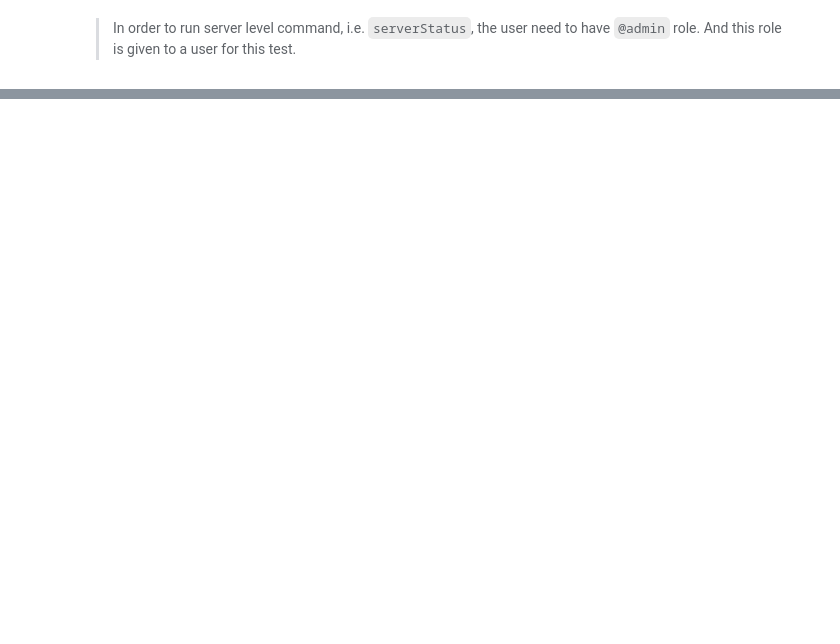
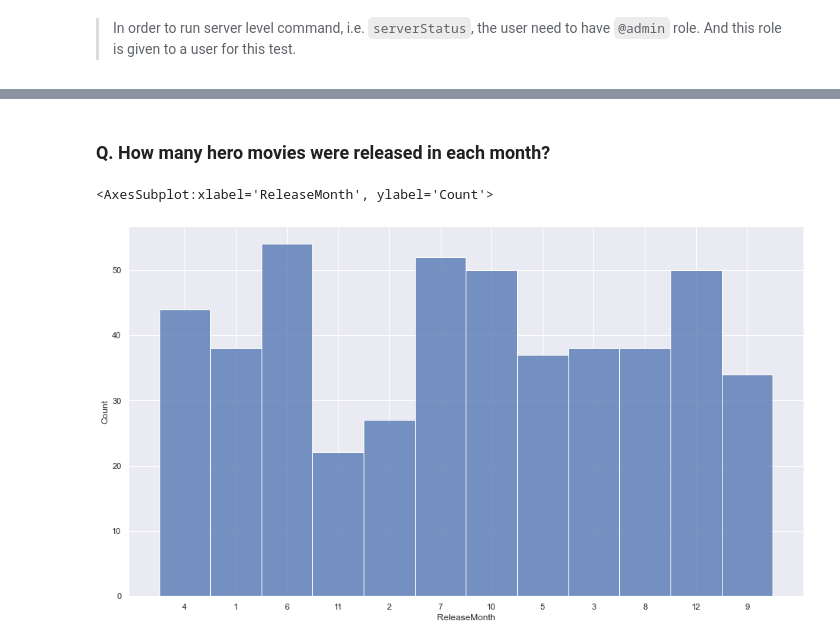
Before and after one commit to 20JUNE22/DA320, a Jupyter notebook: JupyterChartsFromMongDBMid.ipynb, the cells around one changed output, grey strips where cells are left out. Saved outputs shown, nothing was run; the diff lists cells and outputs as text; code cells hidden in the pictures; blank space fills up the shorter version.

```diff
--- a/JupyterChartsFromMongDBMid.ipynb
+++ b/JupyterChartsFromMongDBMid.ipynb
@@ -301,0 +360,7 @@ sns.boxplot(data=df[df["ReleaseYear"] == "2018"], x="ReleaseYear",y="Rating")
+# %% [markdown]
+### Q. How many hero movies were released in each month?
+# %%
+sns.histplot(data=df, x="ReleaseMonth", bins=12)
+# %% [output]
+<AxesSubplot:xlabel='ReleaseMonth', ylabel='Count'>
+[figure, added]
```
Also changed, not shown: parts of 68 cells of this notebook, 2 other files.
